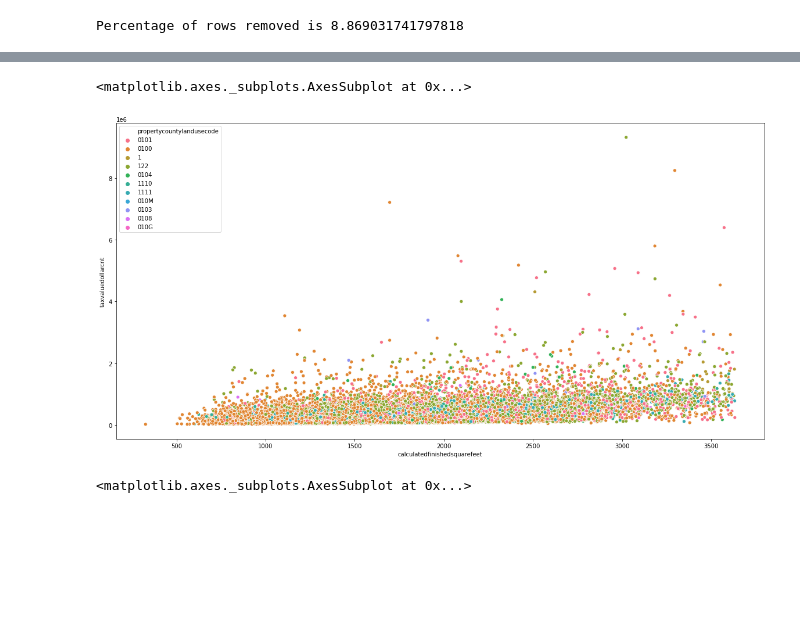
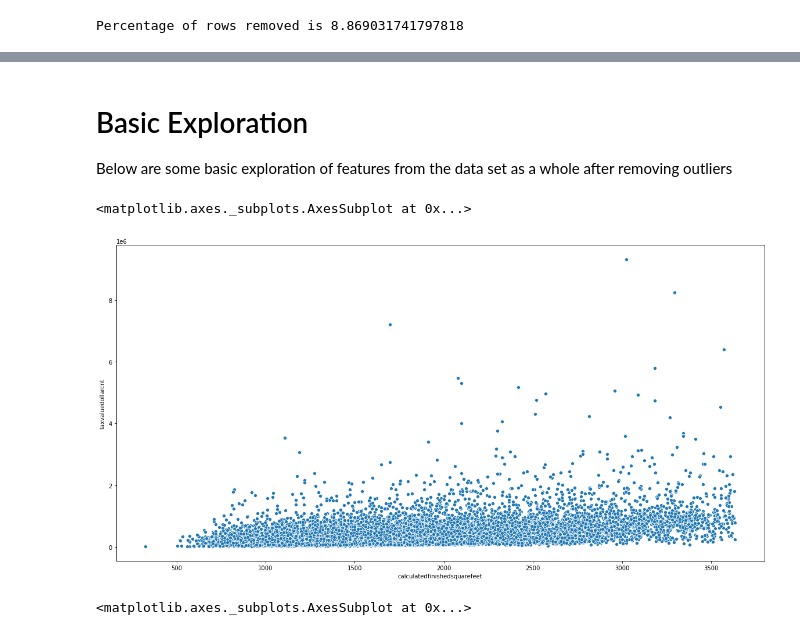
Before and after one commit to Robust-Analytics/zillow-project, a Jupyter notebook: tony_explore.ipynb, the cells around one changed output, grey strips where cells are left out. Cells and saved outputs as stored; diff of their text form; code cells hidden in the pictures; blank space fills up the shorter version.

```diff
--- a/tony_explore.ipynb
+++ b/tony_explore.ipynb
@@ -254,7 +252,6 @@ df['bedroomcnt_outlier'] = (df['bedroomcnt'] > 5.5) | (df['bedroomcnt'] < 1.5)
 df['calculatedfinishedsquarefeet_outlier'] = (df['calculatedfinishedsquarefeet'] > 3633.0)
 df['roomcnt_outlier'] = (df['roomcnt'] > 12.5)
 df['yearbuilt_outlier'] = (df['yearbuilt'] > 2016.5) | (df['yearbuilt'] < 1908.5)
-df['landtaxvaluedollarcnt_outlier'] = (df['landtaxvaluedollarcnt'] > 743335.5)
 # %%
 print(f"bathroomcnt_outlier - {df['bathroomcnt_outlier'].sum()/df.shape[0] * 100}")
 print(f"bedroomcnt_outlier - {df['bedroomcnt_outlier'].sum()/df.shape[0] * 100}")
@@ -289,7 +284,7 @@ Percentage of rows removed is 8.869031741797818
 # %%
 # Drop the outlier columns we created
 df.drop(columns=['bathroomcnt_outlier', 'bedroomcnt_outlier', 'calculatedfinishedsquarefeet_outlier',
-                 'roomcnt_outlier', 'yearbuilt_outlier', 'landtaxvaluedollarcnt_outlier'], inplace=True)
+                 'roomcnt_outlier', 'yearbuilt_outlier'], inplace=True)
 # %%
 # Drop all the nan rows that are present (less than 1% of the total data)
 df.dropna(inplace=True)
@@ -394,9 +381,12 @@ for col in columns:
+# %% [markdown]
+# Basic Exploration
+Below are some basic exploration of features from the data set as a whole after removing outliers
 # %%
 plt.figure(figsize = (20,10))
-sns.scatterplot(data=df, x='calculatedfinishedsquarefeet', y='taxvaluedollarcnt', hue='propertycountylandusecode')
+sns.scatterplot(data=df, x='calculatedfinishedsquarefeet', y='taxvaluedollarcnt')
 # %% [output]
 <matplotlib.axes._subplots.AxesSubplot at 0x...>
-[figure, old version]
+[figure, new version]
 # %%
 plt.figure(figsize = (20,10))
 sns.scatterplot(data=df, x='calculatedfinishedsquarefeet', y='taxvaluedollarcnt', hue='fips')
```
Also changed, not shown: parts of 17 cells of this notebook, 3 other files.
